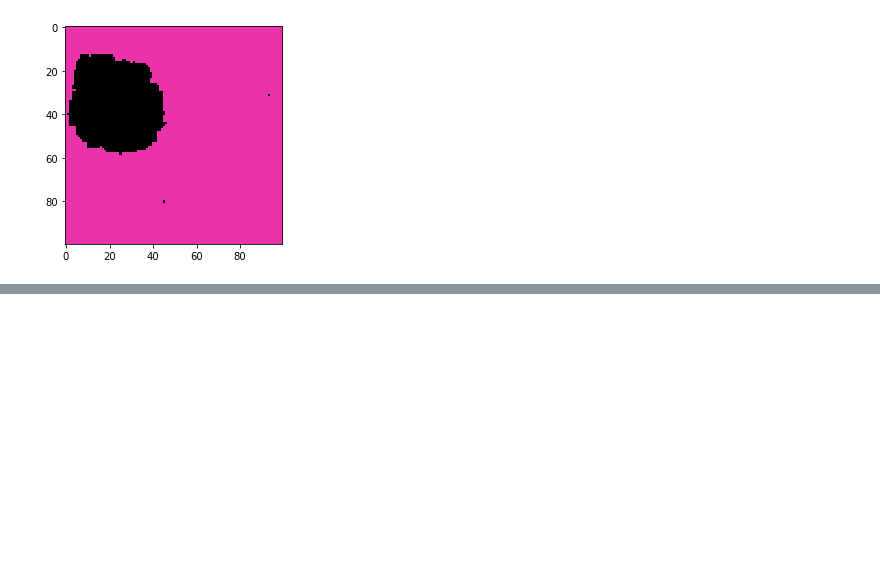
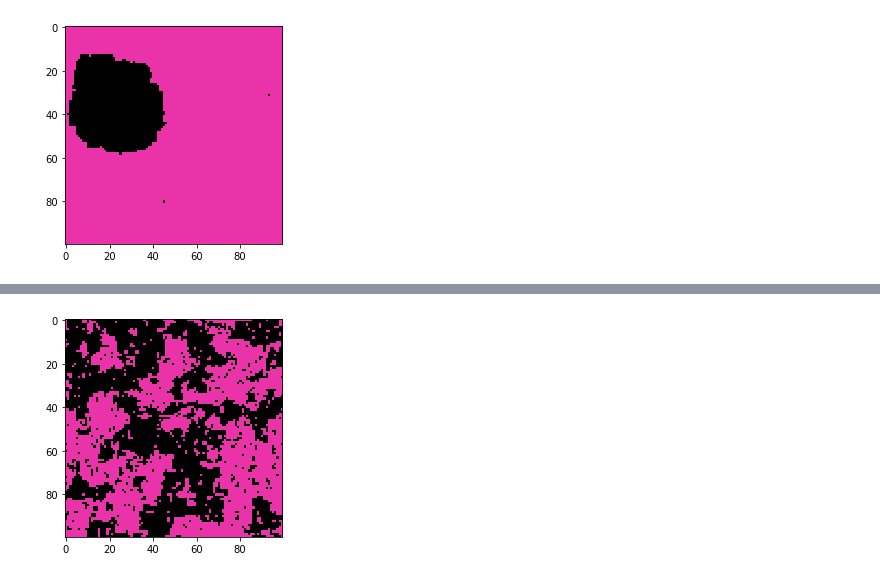
Before and after one commit to Swinkawkrawacie/Fizyka-ukladow-zlozonych, a Jupyter notebook: Generowanie_danych.ipynb, the cells around one changed output, grey strips where cells are left out. Saved outputs shown, nothing was run; the diff lists cells and outputs as text; code cells hidden in the pictures; blank space fills up the shorter version.

```diff
--- a/Generowanie_danych.ipynb
+++ b/Generowanie_danych.ipynb
@@ -389,0 +398,5 @@ plt.show()
+# %%
+plt.imshow(L100_T2_uno[100], cmap=col_map)
+plt.show()
+# %% [output]
+[figure, added]
```
Also changed, not shown: parts of 13 cells of this notebook, 1 other file.
